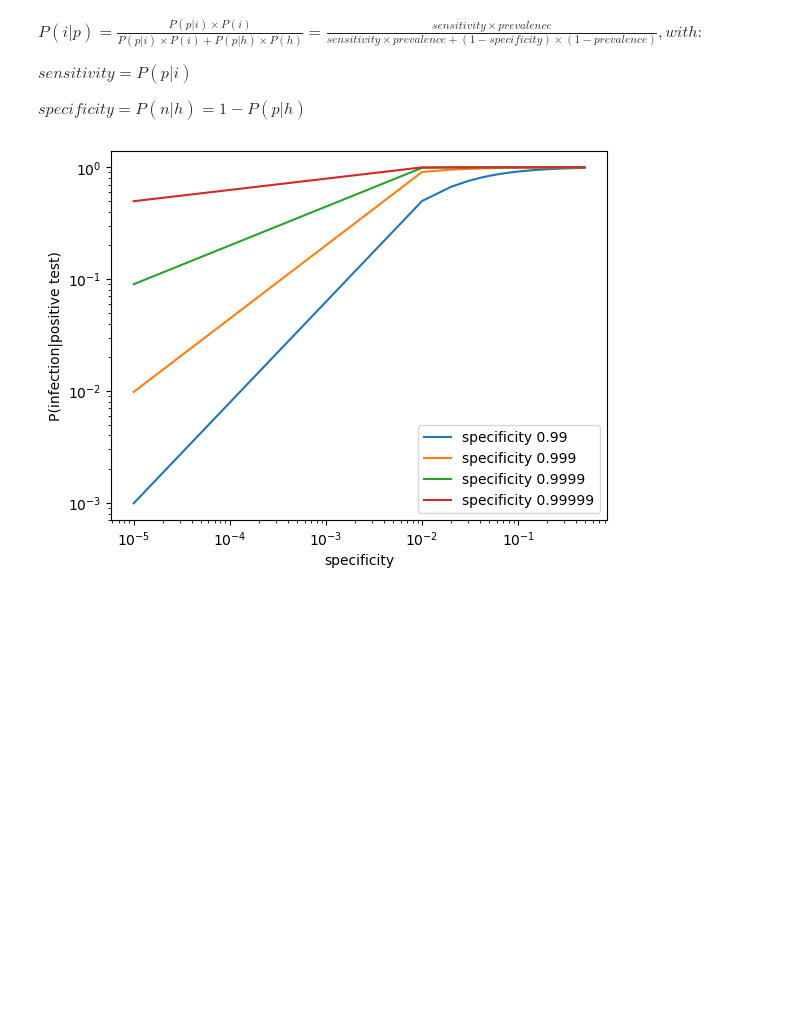
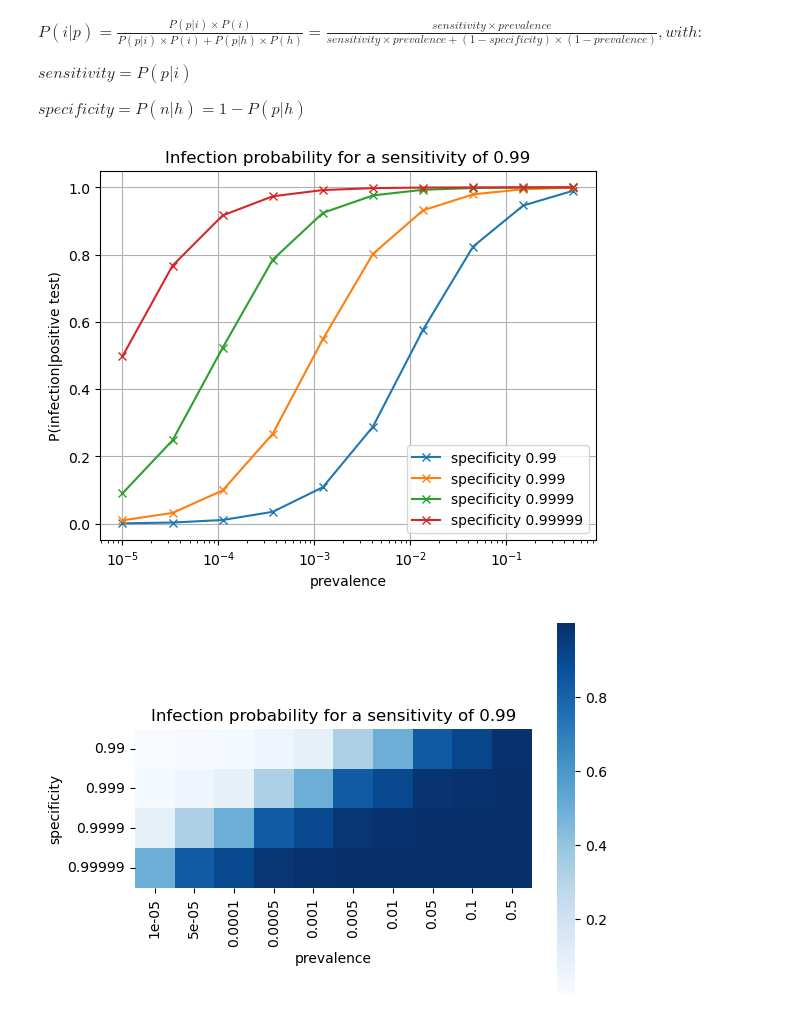
Before and after one commit to aplumin/mcbdd, a Jupyter notebook: module1.ipynb, the cells around one changed output. Drawn from its saved outputs; the diff is of its cells as text; code cells hidden in the pictures; blank space fills up the shorter version.

```diff
--- a/module1.ipynb
+++ b/module1.ipynb
@@ -12,17 +12,27 @@ def p_infected(prevalence, sensitivity, specificity):
     return sensitivity * prevalence / (sensitivity * prevalence + (1 - specificity) * (1 - prevalence))
 # %%
 import numpy as np
+import pandas as pd
 import matplotlib.pyplot as plt
+import seaborn as sns
 
-prevalence = np.arange(0.00001,0.5,0.01)
+prevalence = np.logspace(-5,np.log10(0.5),10)
 sensitivity = 0.99
 specificity = [0.99,0.999,0.9999,0.99999]
 
 for s in specificity:
-    plt.loglog(prevalence, p_infected(prevalence, sensitivity, s),label='specificity %s'%s)
-    plt.xlabel('specificity')
-    plt.ylabel('P(infection|positive test)')
+    plt.semilogx(prevalence, p_infected(prevalence, sensitivity, s),'x-',label='specificity %s'%s)
+plt.xlabel('prevalence')
+plt.ylabel('P(infection|positive test)')
+plt.title('Infection probability for a sensitivity of 0.99')
+plt.grid(True)
 plt.legend()
 plt.show()
+
+heatmap_prev = np.array([1e-5,5e-5,1e-4,5e-4,1e-3,5e-3,1e-2,5e-2,1e-1,5e-1])
+heatmap = pd.DataFrame((p_infected(heatmap_prev, sensitivity, s) for s in specificity),index=specificity,columns=heatmap_prev)
+sns.heatmap(heatmap,square=True,cmap='Blues').set(xlabel='prevalence',ylabel='specificity',title='Infection probability for a sensitivity of 0.99')
+plt.show()
 # %% [output]
-[figure, old version]
+[figure, new version]
+[figure, added]
```
Also changed, not shown: parts of 2 cells of this notebook.
